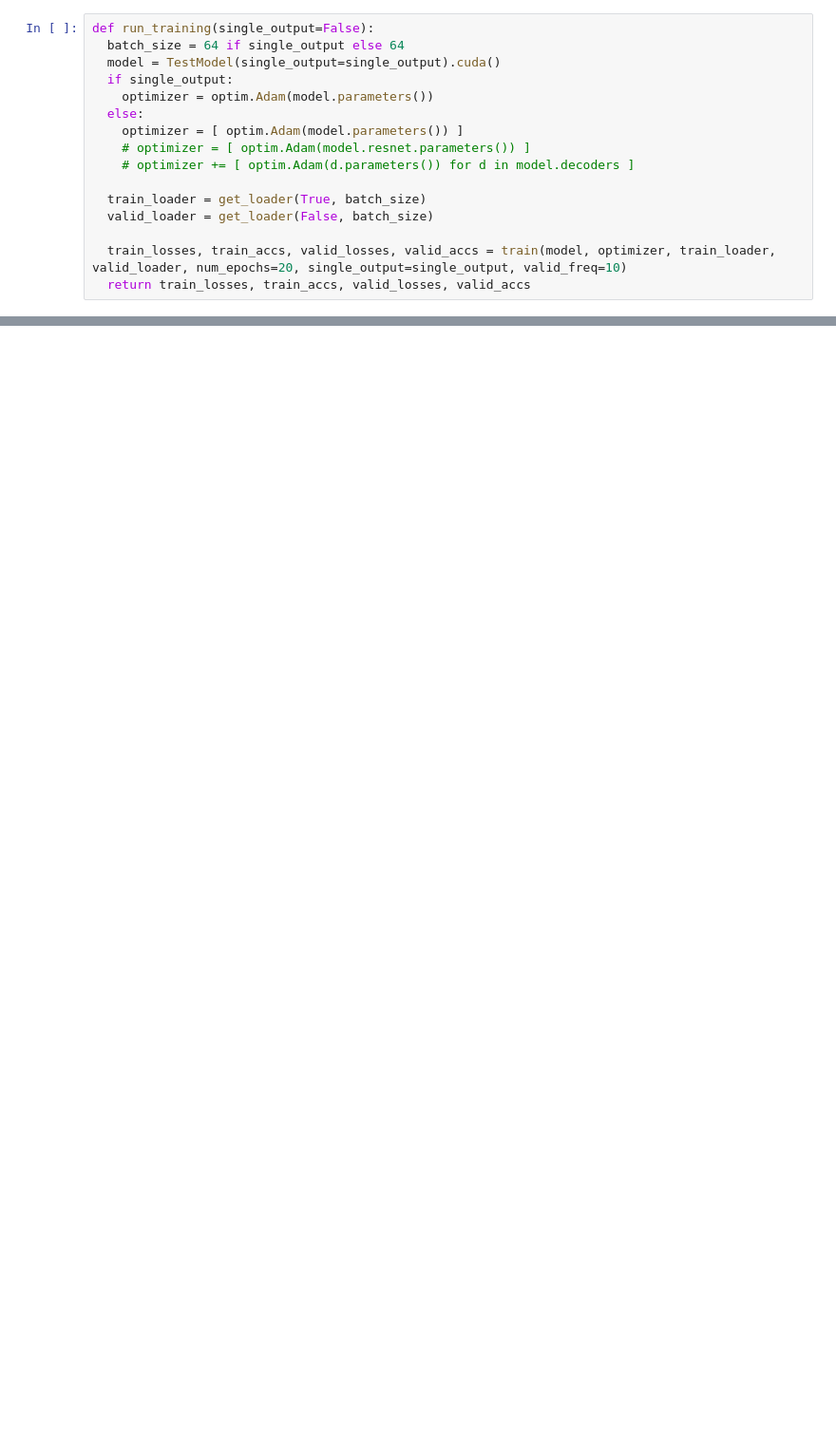
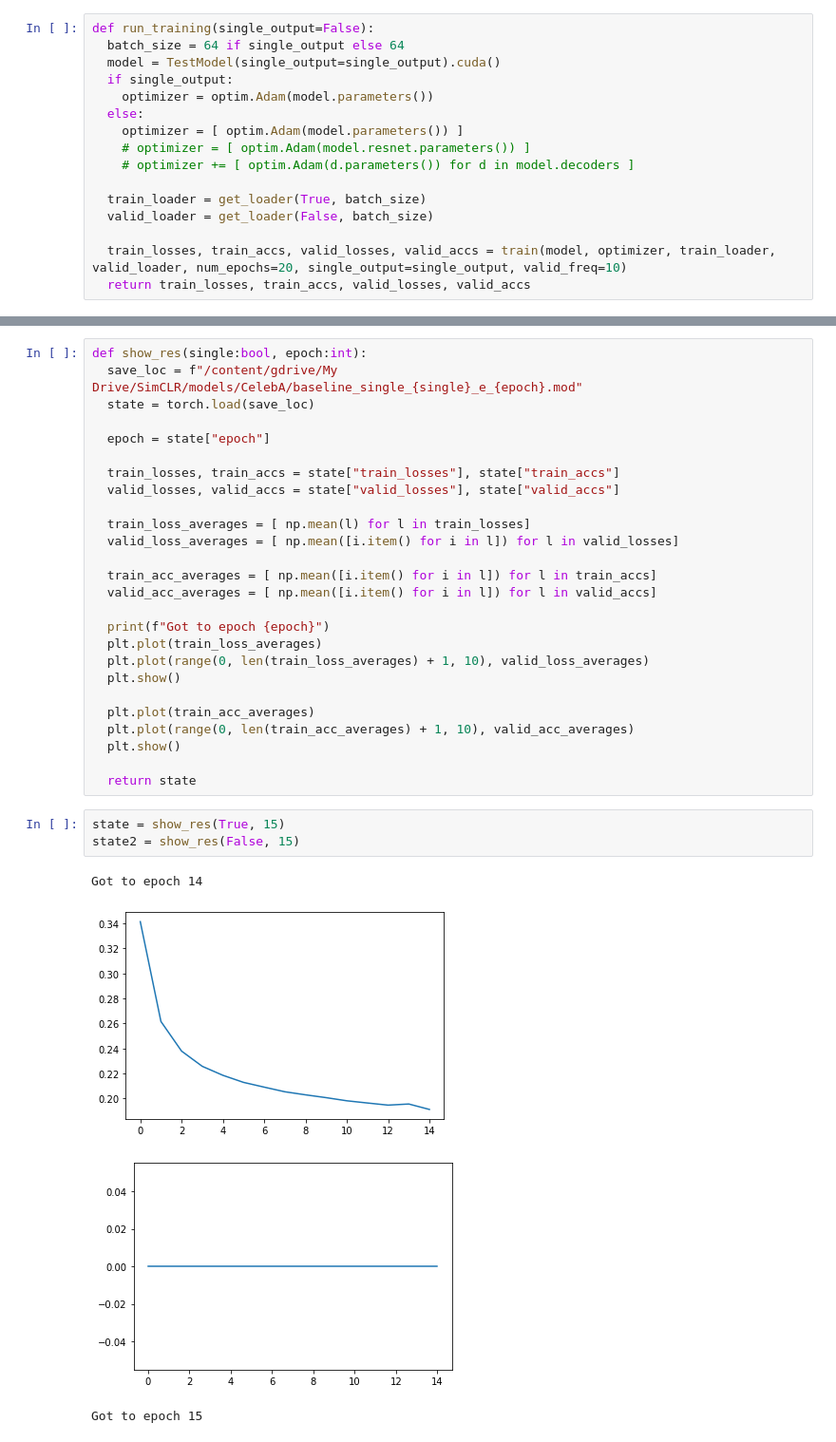
Before and after one commit to kennethac/CS601R_Final_Project, a Jupyter notebook: notebooks/CelebABaseline.ipynb, the cells around one changed output, grey strips where cells are left out. Shown at 95% size. Drawn from its saved outputs; the diff is of its cells as text; blank space fills up the shorter version.

Commit message:
Updates baseline with some bug fixes and some analyzing of results at the end.

```diff
--- a/notebooks/CelebABaseline.ipynb
+++ b/notebooks/CelebABaseline.ipynb
@@ -243,0 +243,34 @@ Files already downloaded and verified
+# %%
+def show_res(single:bool, epoch:int):
+  save_loc = f"/content/gdrive/My Drive/SimCLR/models/CelebA/baseline_single_{single}_e_{epoch}.mod"
+  state = torch.load(save_loc)
+
+  epoch = state["epoch"]
+
+  train_losses, train_accs = state["train_losses"], state["train_accs"]
+  valid_losses, valid_accs = state["valid_losses"], state["valid_accs"]
+
+  train_loss_averages = [ np.mean(l) for l in train_losses]
+  valid_loss_averages = [ np.mean([i.item() for i in l]) for l in valid_losses]
+
+  train_acc_averages = [ np.mean([i.item() for i in l]) for l in train_accs]
+  valid_acc_averages = [ np.mean([i.item() for i in l]) for l in valid_accs]
+
+  print(f"Got to epoch {epoch}")
+  plt.plot(train_loss_averages)
+  plt.plot(range(0, len(train_loss_averages) + 1, 10), valid_loss_averages)
+  plt.show()
+
+  plt.plot(train_acc_averages)
+  plt.plot(range(0, len(train_acc_averages) + 1, 10), valid_acc_averages)
+  plt.show()
+
+  return state
+# %%
+state = show_res(True, 15)
+state2 = show_res(False, 15)
+# %% [output]
+Got to epoch 14
+[figure, added]
+[figure, added]
+Got to epoch 15
```
Also changed, not shown: parts of 10 cells of this notebook.
